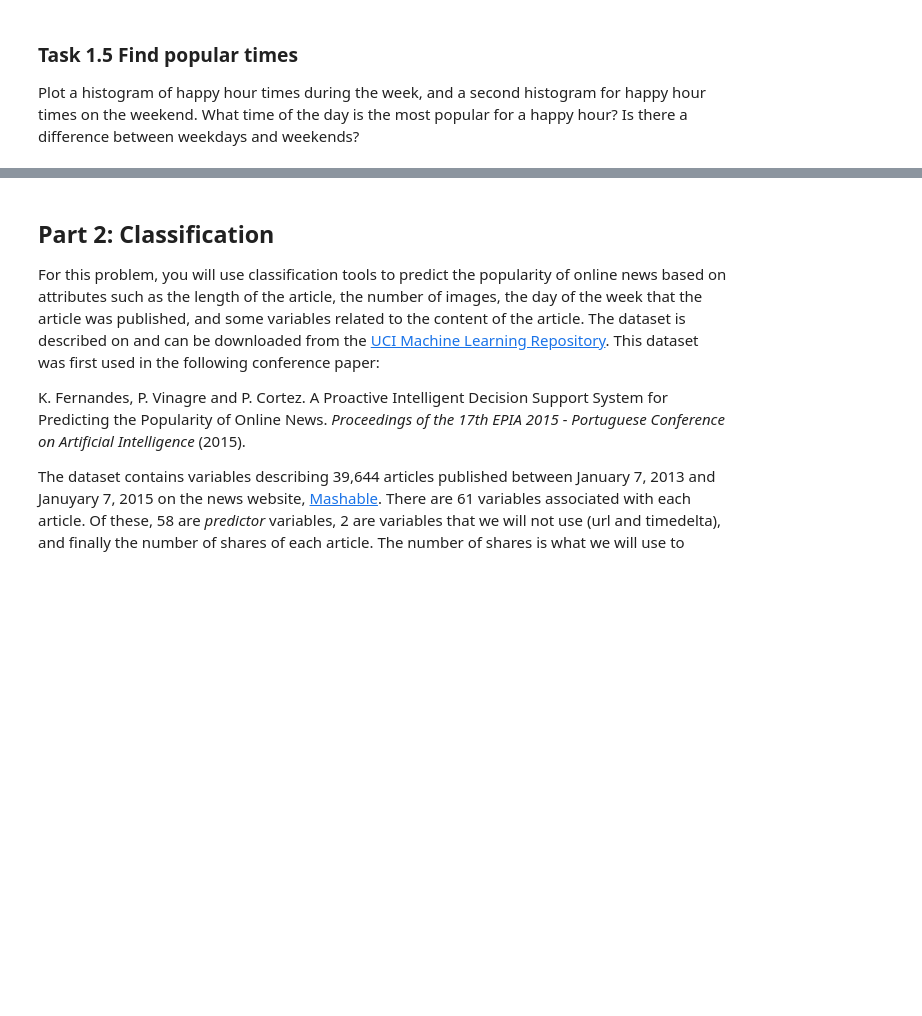
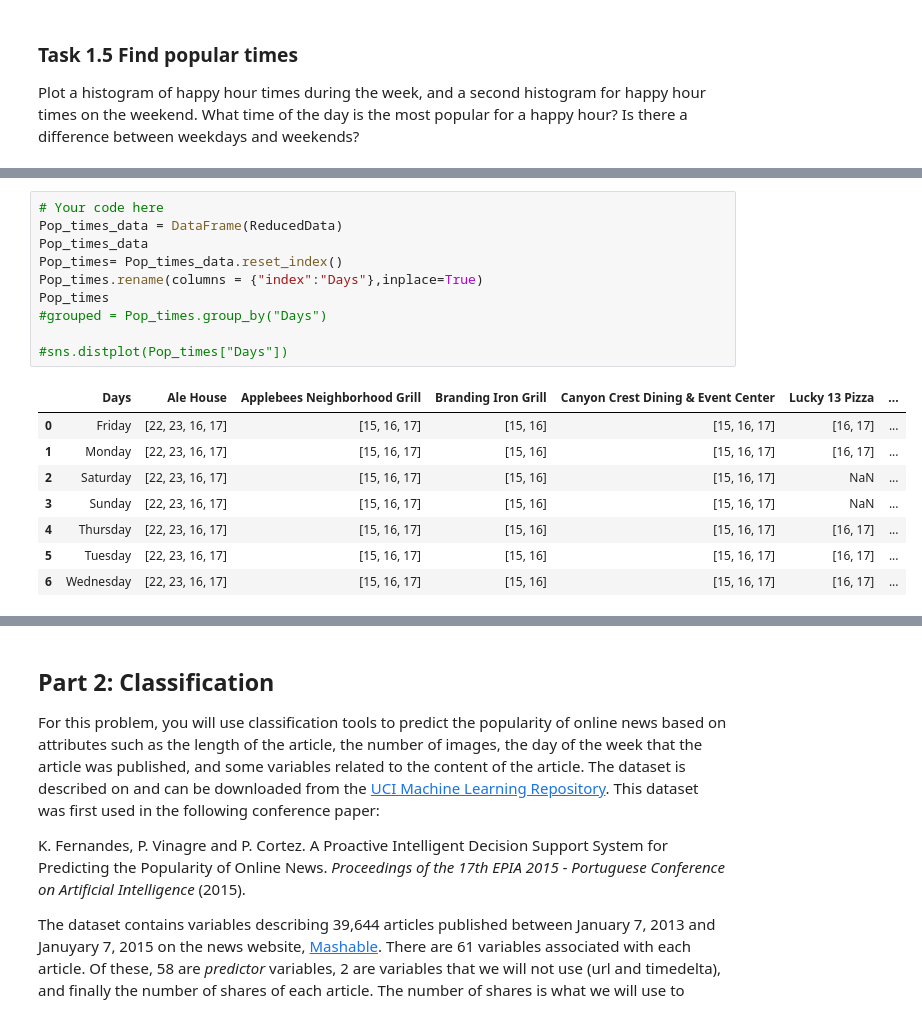
Before and after one commit to Mar-ten/datascience-homeworks, a Jupyter notebook: HW5/2016-HW5.ipynb, the cells around one changed output, grey strips where cells are left out. Drawn from its saved outputs; the diff is of its cells as text; blank space fills up the shorter version.

```diff
--- a/HW5/2016-HW5.ipynb
+++ b/HW5/2016-HW5.ipynb
@@ -258,0 +276,19 @@ array([12, 13, 14, 15, 16, 17, 18])
+# %%
+# Your code here
+Pop_times_data = DataFrame(ReducedData)
+Pop_times_data
+Pop_times= Pop_times_data.reset_index()
+Pop_times.rename(columns = {"index":"Days"},inplace=True)
+Pop_times
+#grouped = Pop_times.group_by("Days")
+
+#sns.distplot(Pop_times["Days"])
+# %% [output]
+|  | Days | Ale House | Applebees Neighborhood Grill | Branding Iron Grill | Canyon Crest Dining & Event Center | Lucky 13 Pizza | ... |
+| 0 | Friday | [22, 23, 16, 17] | [15, 16, 17] | [15, 16] | [15, 16, 17] | [16, 17] | ... |
+| 1 | Monday | [22, 23, 16, 17] | [15, 16, 17] | [15, 16] | [15, 16, 17] | [16, 17] | ... |
+| 2 | Saturday | [22, 23, 16, 17] | [15, 16, 17] | [15, 16] | [15, 16, 17] | NaN | ... |
+| 3 | Sunday | [22, 23, 16, 17] | [15, 16, 17] | [15, 16] | [15, 16, 17] | NaN | ... |
+| 4 | Thursday | [22, 23, 16, 17] | [15, 16, 17] | [15, 16] | [15, 16, 17] | [16, 17] | ... |
+| 5 | Tuesday | [22, 23, 16, 17] | [15, 16, 17] | [15, 16] | [15, 16, 17] | [16, 17] | ... |
+| 6 | Wednesday | [22, 23, 16, 17] | [15, 16, 17] | [15, 16] | [15, 16, 17] | [16, 17] | ... |
```
Also changed, not shown: parts of 9 cells of this notebook.
